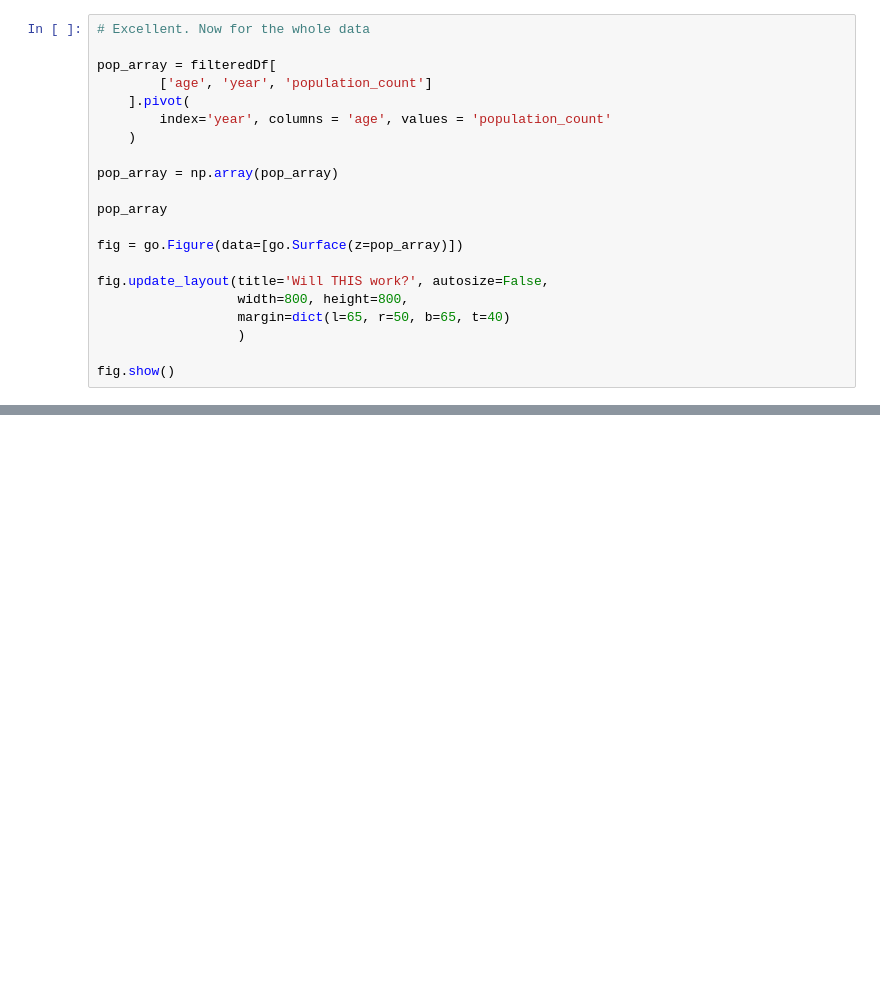
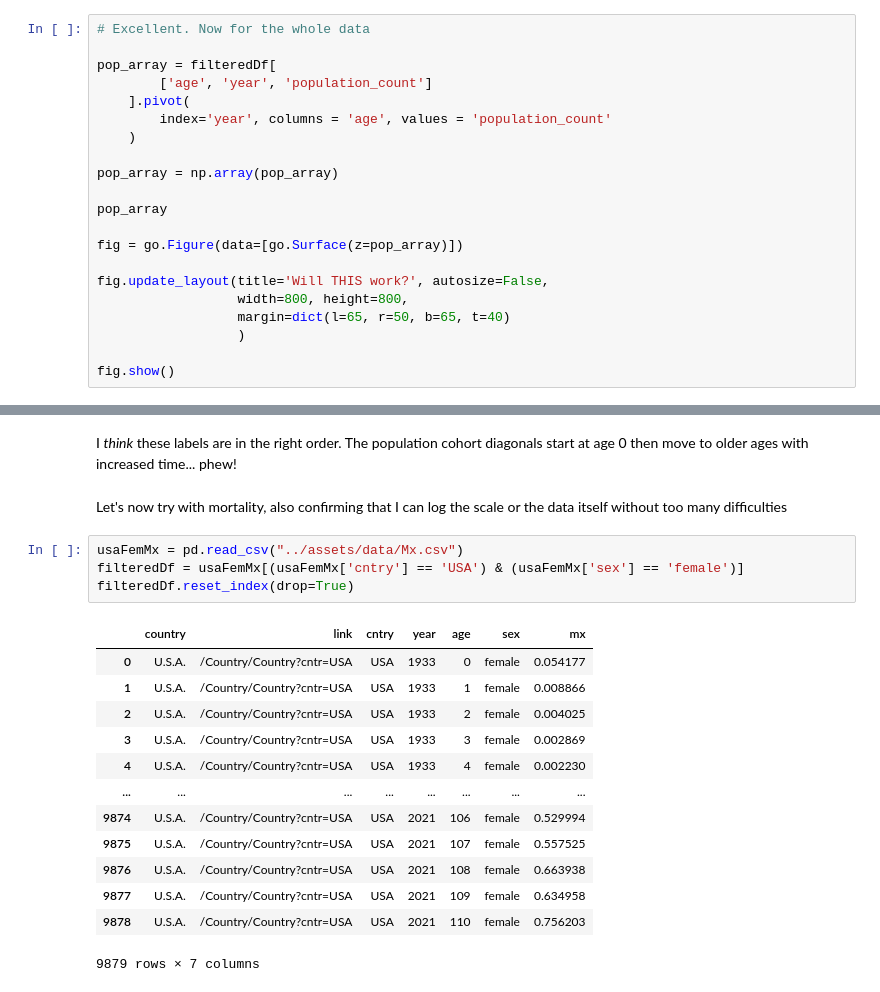
Before and after one commit to JonMinton/python-hmd-explorer, a Jupyter notebook: notebooks/filter_data_in_pandas.ipynb, the cells around one changed output, grey strips where cells are left out. Drawn from its saved outputs; the diff is of its cells as text; blank space fills up the shorter version.

```diff
--- a/notebooks/filter_data_in_pandas.ipynb
+++ b/notebooks/filter_data_in_pandas.ipynb
@@ -175,0 +195,22 @@ fig.show()
+# %% [markdown]
+I *think* these labels are in the right order. The population cohort diagonals start at age 0 then move to older ages with increased time... phew!
+# %% [markdown]
+Let's now try with mortality, also confirming that I can log the scale or the data itself without too many difficulties
+# %%
+usaFemMx = pd.read_csv("../assets/data/Mx.csv")
+filteredDf = usaFemMx[(usaFemMx['cntry'] == 'USA') & (usaFemMx['sex'] == 'female')]
+filteredDf.reset_index(drop=True)
+# %% [output]
+|  | country | link | cntry | year | age | sex | mx |
+| 0 | U.S.A. | /Country/Country?cntr=USA | USA | 1933 | 0 | female | 0.054177 |
+| 1 | U.S.A. | /Country/Country?cntr=USA | USA | 1933 | 1 | female | 0.008866 |
+| 2 | U.S.A. | /Country/Country?cntr=USA | USA | 1933 | 2 | female | 0.004025 |
+| 3 | U.S.A. | /Country/Country?cntr=USA | USA | 1933 | 3 | female | 0.002869 |
+| 4 | U.S.A. | /Country/Country?cntr=USA | USA | 1933 | 4 | female | 0.002230 |
+| ... | ... | ... | ... | ... | ... | ... | ... |
+| 9874 | U.S.A. | /Country/Country?cntr=USA | USA | 2021 | 106 | female | 0.529994 |
+| 9875 | U.S.A. | /Country/Country?cntr=USA | USA | 2021 | 107 | female | 0.557525 |
+| 9876 | U.S.A. | /Country/Country?cntr=USA | USA | 2021 | 108 | female | 0.663938 |
+| 9877 | U.S.A. | /Country/Country?cntr=USA | USA | 2021 | 109 | female | 0.634958 |
+| 9878 | U.S.A. | /Country/Country?cntr=USA | USA | 2021 | 110 | female | 0.756203 |
+9879 rows × 7 columns
```
Also changed, not shown: parts of 7 cells of this notebook, 10 other files.
